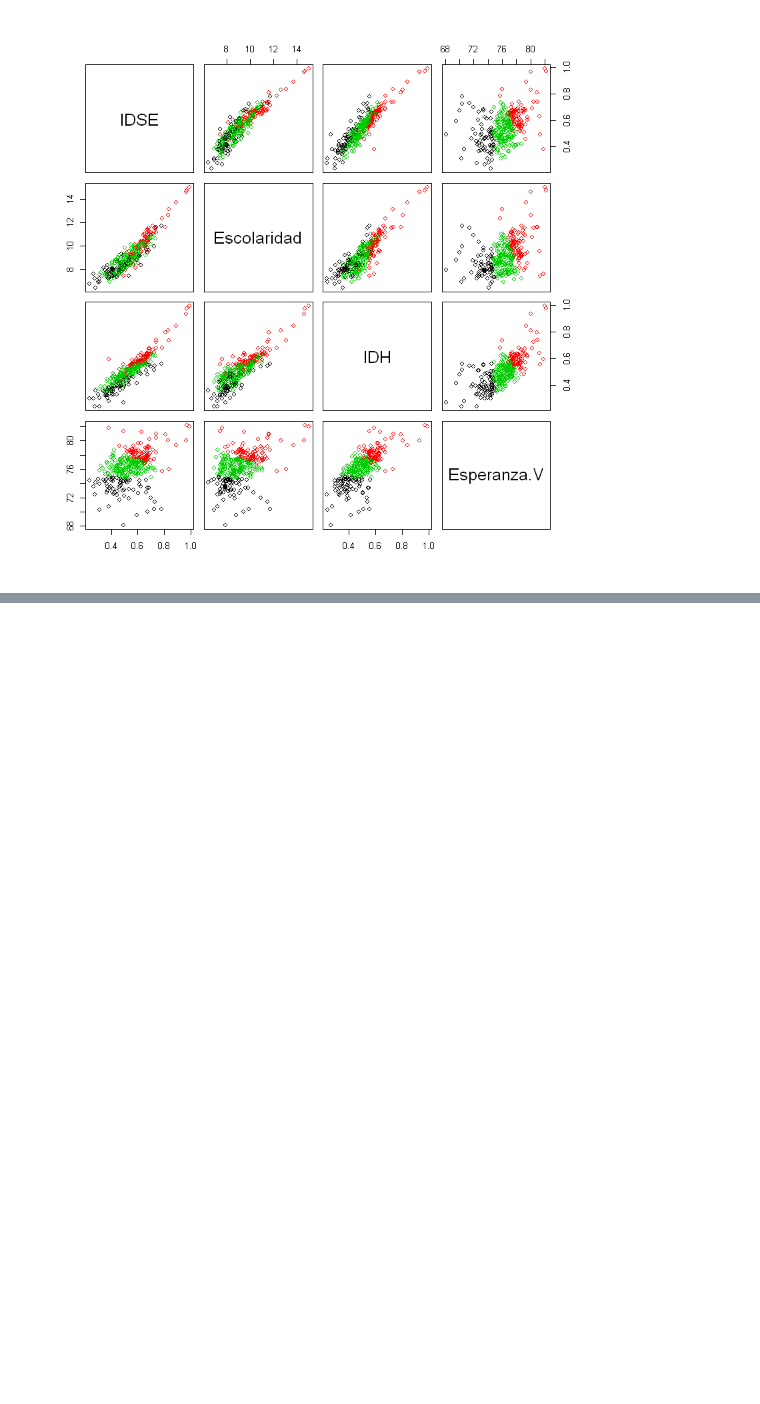
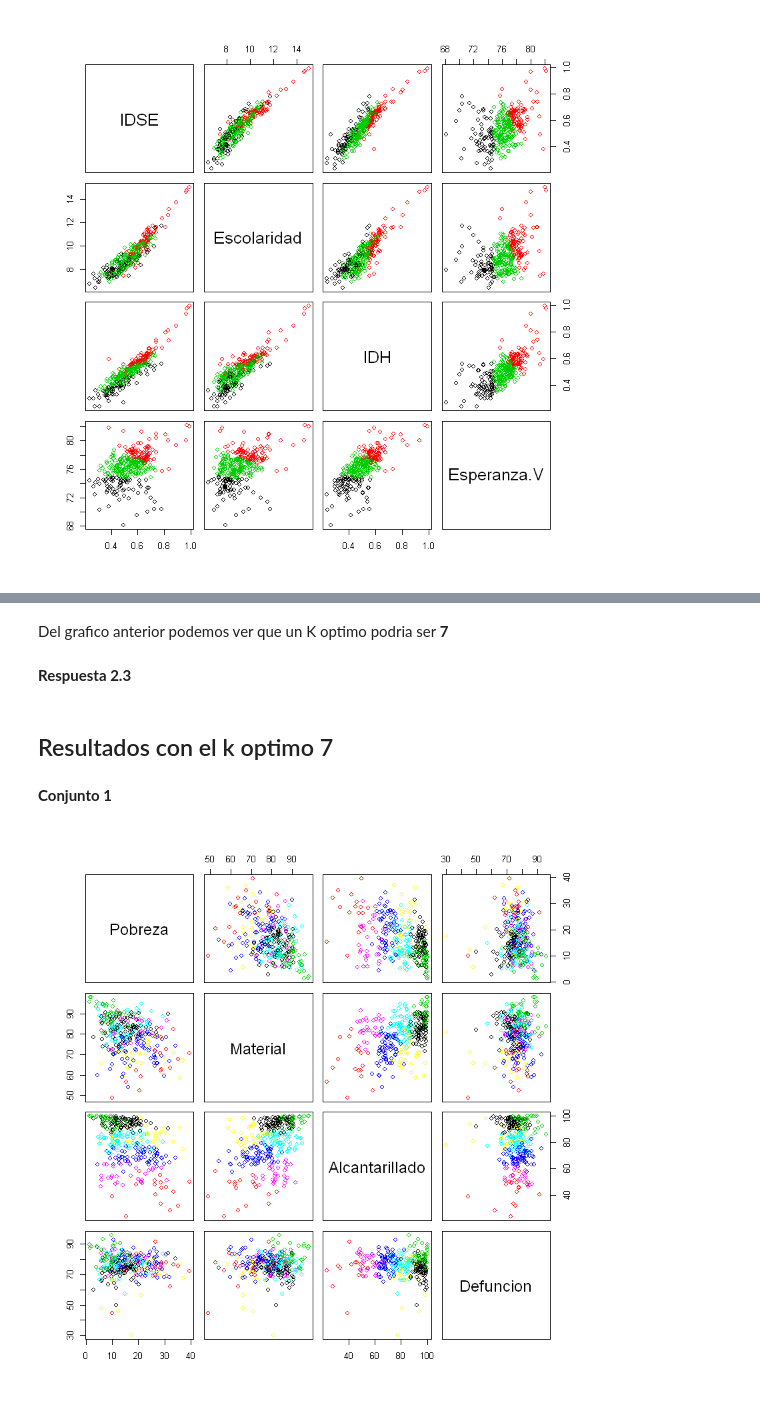
Before and after one commit to ReinaldoBustamante/Analisis-de-datos, a Jupyter notebook: K-means/Clustering_Notebook1.ipynb, the cells around one changed output, grey strips where cells are left out. Cells and saved outputs as stored; diff of their text form; code cells hidden in the pictures; blank space fills up the shorter version.

```diff
--- a/K-means/Clustering_Notebook1.ipynb
+++ b/K-means/Clustering_Notebook1.ipynb
@@ -367,0 +424,17 @@ pairs(conjunto3,col=cl$cluster)
+# %% [markdown]
+Del grafico anterior podemos ver que un K optimo podria ser **7**
+# %% [markdown]
+**Respuesta 2.3**
+# %% [markdown]
+## Resultados con el k optimo 7
+# %% [markdown]
+**Conjunto 1**
+# %%
+set.seed(1)
+#ingresar valor de k0
+k_op = 7
+cl<-kmeans(conjunto1,k_op,iter.max=1000,nstart=10)
+#grafica los datos coloreados con el grupo asignado en planos de pares de variables
+pairs(conjunto1,col=cl$cluster)
+# %% [output]
+[figure, added]
```
Also changed, not shown: parts of 25 cells of this notebook.
